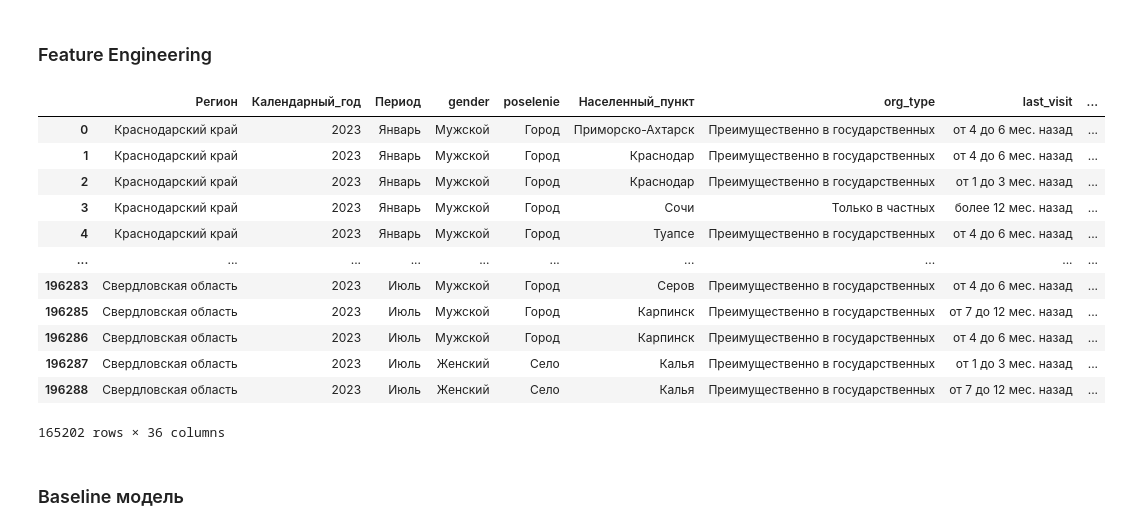
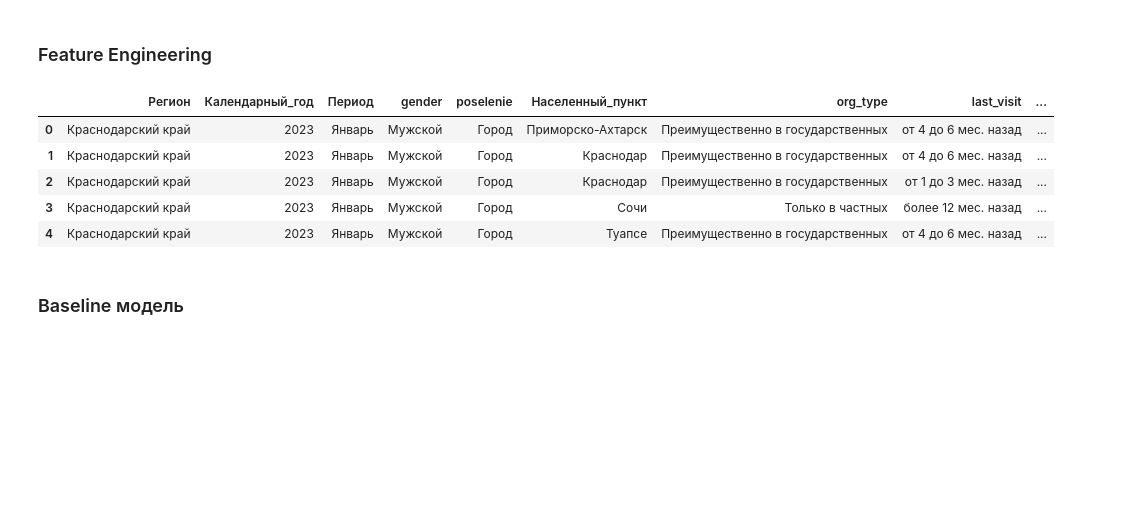
Before and after one commit to nikitazhuikov/Kaggle, a Jupyter notebook: Anketa.ipynb, the cells around one changed output. Saved outputs shown, nothing was run; the diff lists cells and outputs as text; code cells hidden in the pictures; blank space fills up the shorter version.

```diff
--- a/Anketa.ipynb
+++ b/Anketa.ipynb
@@ -168,9 +173,9 @@ satisfaction_columns = ['time_of_register', 'wait_time', 'near_cab', 'comfort',
 df['avg_satisfaction'] = df[satisfaction_columns].mean(axis=1)
 
 # 2. Возрастные группы
-bins = [0, 18, 30, 45, 60, 100]
-labels = ['<18', '18-30', '31-45', '46-60', '>60']
-df['age_group'] = pd.cut(df['age'], bins=bins, labels=labels)
+# bins = [0, 18, 30, 45, 60, 100]
+# labels = ['<18', '18-30', '31-45', '46-60', '>60']
+# df['age_group'] = pd.cut(df['age'], bins=bins, labels=labels)
 
 # 3. Месяц из даты опроса
 df['date_of_survey'] = pd.to_datetime(df['date_of_survey'], errors='coerce')
@@ -185,6 +190,7 @@ visit_map = {
     'более 12 мес. назад': 15
 }
 df['last_visit_months'] = df['last_visit'].map(visit_map)
+# проеверить NaN
 
 # 5. Наличие проблем с вызовом врача на дом
 df['has_home_visit_problem'] = df['doctor_domestic_visit_problem'].apply(lambda x: 1 if x == 'Да' else 0)
@@ -205,21 +211,14 @@ df['visit_frequency'] = 1 / (df['last_visit_months'] + 0.1)
 df['org_type'] = df['org_type'].fillna('Преимущественно в государственных')
 df['is_state_org'] = df['org_type'].str.contains('государственных').astype(int)
 # %%
-df
+df.head()
 # %% [output]
 |  | Регион | Календарный_год | Период | gender | poselenie | Населенный_пункт | org_type | last_visit | ... |
 | 0 | Краснодарский край | 2023 | Январь | Мужской | Город | Приморско-Ахтарск | Преимущественно в государственных | от 4 до 6 мес. назад | ... |
 | 1 | Краснодарский край | 2023 | Январь | Мужской | Город | Краснодар | Преимущественно в государственных | от 4 до 6 мес. назад | ... |
 | 2 | Краснодарский край | 2023 | Январь | Мужской | Город | Краснодар | Преимущественно в государственных | от 1 до 3 мес. назад | ... |
 | 3 | Краснодарский край | 2023 | Январь | Мужской | Город | Сочи | Только в частных | более 12 мес. назад | ... |
 | 4 | Краснодарский край | 2023 | Январь | Мужской | Город | Туапсе | Преимущественно в государственных | от 4 до 6 мес. назад | ... |
-| ... | ... | ... | ... | ... | ... | ... | ... | ... | ... |
-| 196283 | Свердловская область | 2023 | Июль | Мужской | Город | Серов | Преимущественно в государственных | от 4 до 6 мес. назад | ... |
-| 196285 | Свердловская область | 2023 | Июль | Мужской | Город | Карпинск | Преимущественно в государственных | от 7 до 12 мес. назад | ... |
-| 196286 | Свердловская область | 2023 | Июль | Мужской | Город | Карпинск | Преимущественно в государственных | от 4 до 6 мес. назад | ... |
-| 196287 | Свердловская область | 2023 | Июль | Женский | Село | Калья | Преимущественно в государственных | от 1 до 3 мес. назад | ... |
-| 196288 | Свердловская область | 2023 | Июль | Женский | Село | Калья | Преимущественно в государственных | от 7 до 12 мес. назад | ... |
-165202 rows × 36 columns
 # %% [markdown]
 ### Baseline модель
 # %%
```
Also changed, not shown: parts of 16 cells of this notebook.
